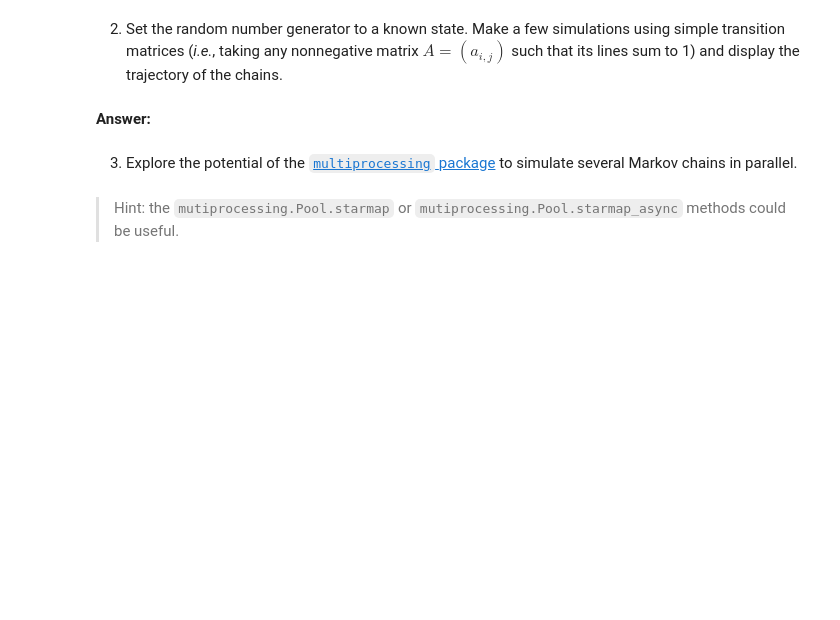
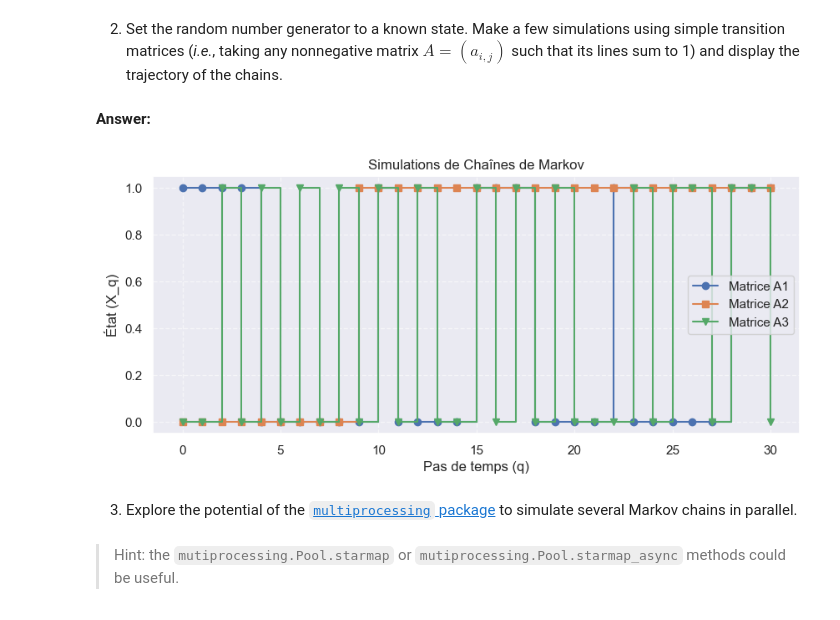
Before and after one commit to louiseamaladasse-a11y/python_sdia, a Jupyter notebook: Labs/Lab5/lab5.ipynb, the cells around one changed output. Drawn from its saved outputs; the diff is of its cells as text; code cells hidden in the pictures; blank space fills up the shorter version.

```diff
--- a/Labs/Lab5/lab5.ipynb
+++ b/Labs/Lab5/lab5.ipynb
@@ -197,3 +186,33 @@ def markov(rho, A, nmax, rng) :
+# %%
+import matplotlib.pyplot as plt
+
+rng = np.random.default_rng(50)
+
+nmax = 30
+rho = np.array([0.5, 0.5])  # 2 états : 0 et 1
+
+# Matrices de transition
+A1 = np.array([[0.7, 0.3], [0.4, 0.6]])
+A2 = np.array([[0.8, 0.2], [0.0, 1.0]])
+A3 = np.array([[0.5,0.5], [0.5,0.5]])
+
+X1 = markov(rho, A1, nmax, rng)
+X2 = markov(rho, A2, nmax, rng)
+X3 = markov(rho, A3, nmax, rng)
+
+plt.figure(figsize=(10, 4))
+plt.plot(X1, label="Matrice A1", drawstyle="steps-post", marker="o")
+plt.plot(X2, label="Matrice A2", drawstyle="steps-post", marker="s")
+plt.plot(X3, label="Matrice A3", drawstyle="steps-post", marker="v")
+
+plt.xlabel("Pas de temps (q)")
+plt.ylabel("État (X_q)")
+plt.title("Simulations de Chaînes de Markov")
+plt.grid(True, linestyle="--", alpha=0.6)
+plt.legend()
+plt.show()
+# %% [output]
+[figure, added]
 # %% [markdown]
 3. Explore the potential of the [`multiprocessing` package](https://docs.python.org/3/library/multiprocessing.html) to simulate several Markov chains in parallel.
 # %% [markdown]
```
Also changed, not shown: parts of 5 cells of this notebook, 1 other file.
